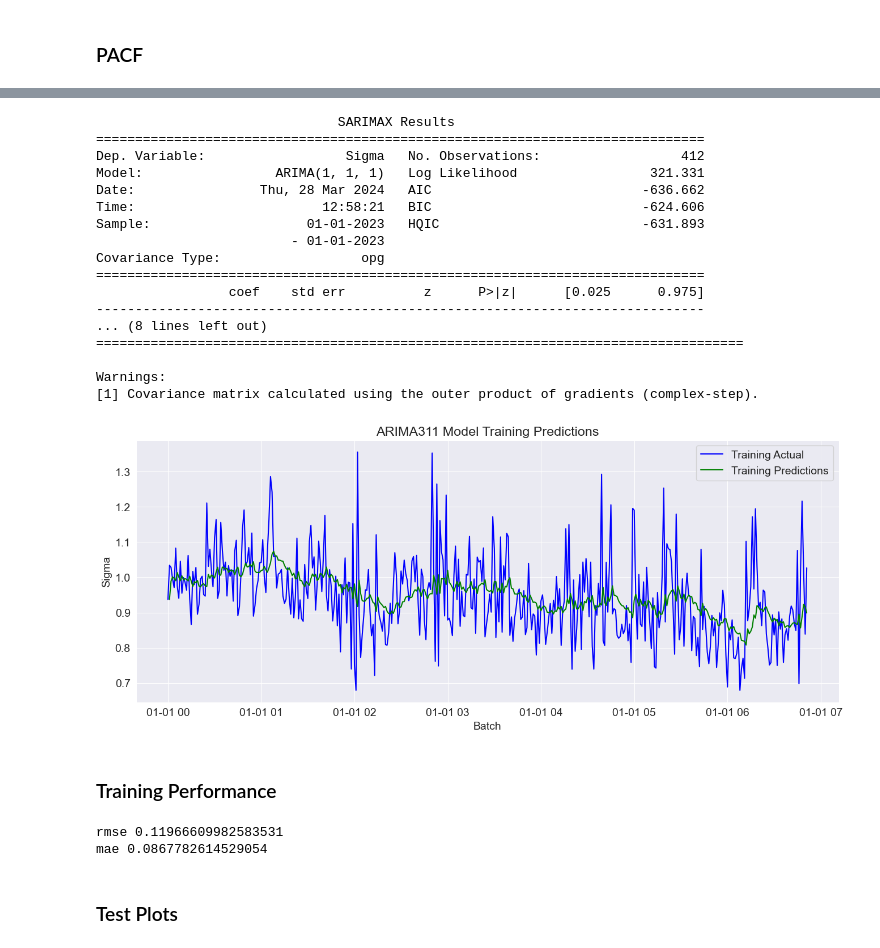
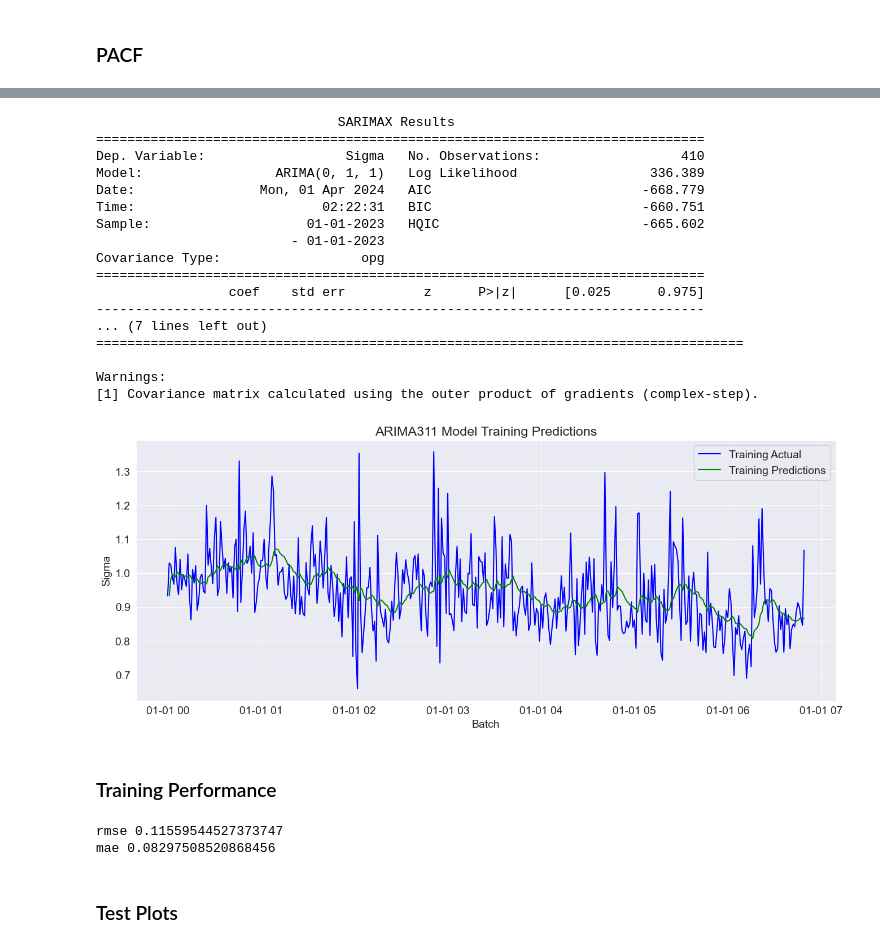
Before and after one commit to DaviesHub/linear_timeseries_analysis, a Jupyter notebook: parameter analysis.ipynb, the cells around one changed output, grey strips where cells are left out. Cells and saved outputs as stored; diff of their text form; code cells hidden in the pictures.

```diff
--- a/parameter analysis.ipynb
+++ b/parameter analysis.ipynb
@@ -82,6 +76,6 @@ data15.head()
 # %%
-data15_train = data15[:412]
-data15_test = data15[412:]
+data15_train = data15[:410]
+data15_test = data15[410:]
 # %%
 data15_train.tail()
 # %% [output]
@@ -156,57 +162,57 @@ def LLR_test(mod_1, mod_2, DF=1):
 # %%
 # Model
-model_params = ARIMA(data15_train.Sigma, order=(1, 1, 1))
+model_params = ARIMA(data15_train.Sigma, order=(0, 1, 1))
 results_arima = model_params.fit()
 print(results_arima.summary())
 # %% [output]
                                SARIMAX Results
 ==============================================================================
-Dep. Variable:                  Sigma   No. Observations:                  412
-Model:                 ARIMA(1, 1, 1)   Log Likelihood                 321.331
-Date:                Thu, 28 Mar 2024   AIC                           -636.662
-Time:                        12:58:21   BIC                           -624.606
-Sample:                    01-01-2023   HQIC                          -631.893
+Dep. Variable:                  Sigma   No. Observations:                  410
+Model:                 ARIMA(0, 1, 1)   Log Likelihood                 336.389
+Date:                Mon, 01 Apr 2024   AIC                           -668.779
+Time:                        02:22:31   BIC                           -660.751
+Sample:                    01-01-2023   HQIC                          -665.602
                          - 01-01-2023
 Covariance Type:                  opg
 ==============================================================================
                  coef    std err          z      P>|z|      [0.025      0.975]
 ------------------------------------------------------------------------------
-... (8 lines left out)
+... (7 lines left out)
 ===================================================================================
 
 Warnings:
 [1] Covariance matrix calculated using the outer product of gradients (complex-step).
 # %%
-start_date = '2023-01-01 06:52:00'
-end_date = '2023-01-01 07:37:00'
+start_date = '2023-01-01 06:50:00'
+end_date = '2023-01-01 07:35:00'
 
 # Make predictions on training dataset
 train_predictions = pd.DataFrame(results_arima.predict())
 # print(train_predictions)
 
 pd.set_option('display.max_rows', None)
 pd.set_option('display.max_columns', None)
 
 #Make predictions on test dataset
 test_predictions = pd.DataFrame(results_arima.predict(start=start_date, end=end_date))
 #print(test_predictions)
 
 # Plot actual values of training data
 plt.plot(data15_train.index, data15_train['Sigma'], color='blue', label='Training Actual')
 
 # Plot predicted values of training data
 plt.plot(data15_train.index[1:], train_predictions['predicted_mean'].iloc[1:], color='green', label='Training Predictions')
 
 # Add labels and legend
 plt.title('ARIMA311 Model Training Predictions')
 plt.xlabel('Batch')
 plt.ylabel('Sigma')
 plt.legend()
 
 # Show plot
 plt.show()
 # %% [output]
-[figure, old version]
+[figure, new version]
 # %% [markdown]
 ### Training Performance
 # %%
@@ -219,8 +225,8 @@ mae = mean_absolute_error(data15_train['Sigma'], train_predictions['predicted_me
 print('rmse', rmse)
 print('mae', mae)
 # %% [output]
-rmse 0.11966609982583531
-mae 0.0867782614529054
+rmse 0.11559544527373747
+mae 0.08297508520868456
 # %% [markdown]
 ### Test Plots
 # %%
```
Also changed, not shown: parts of 15 cells of this notebook, 1 other file.
